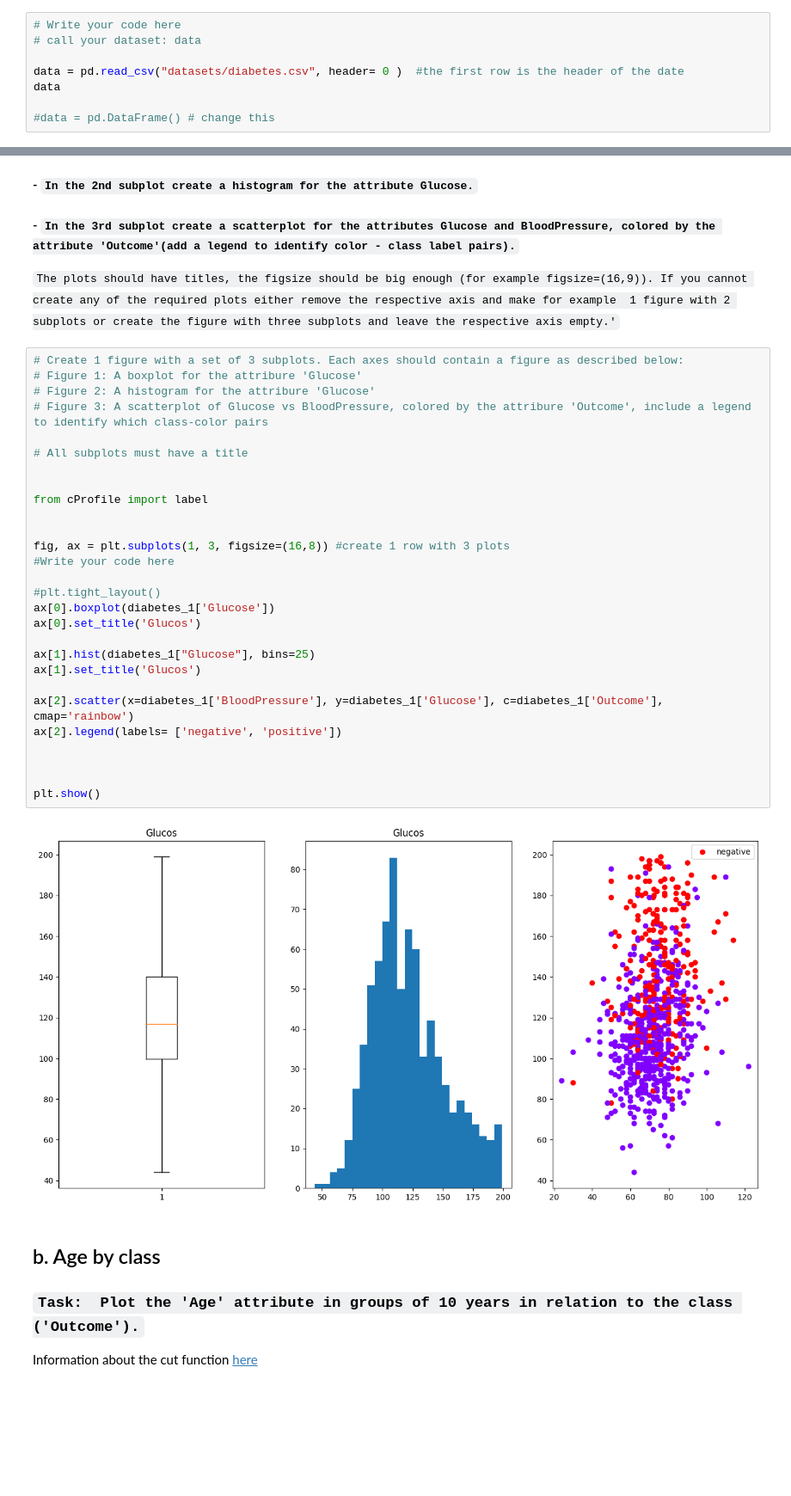
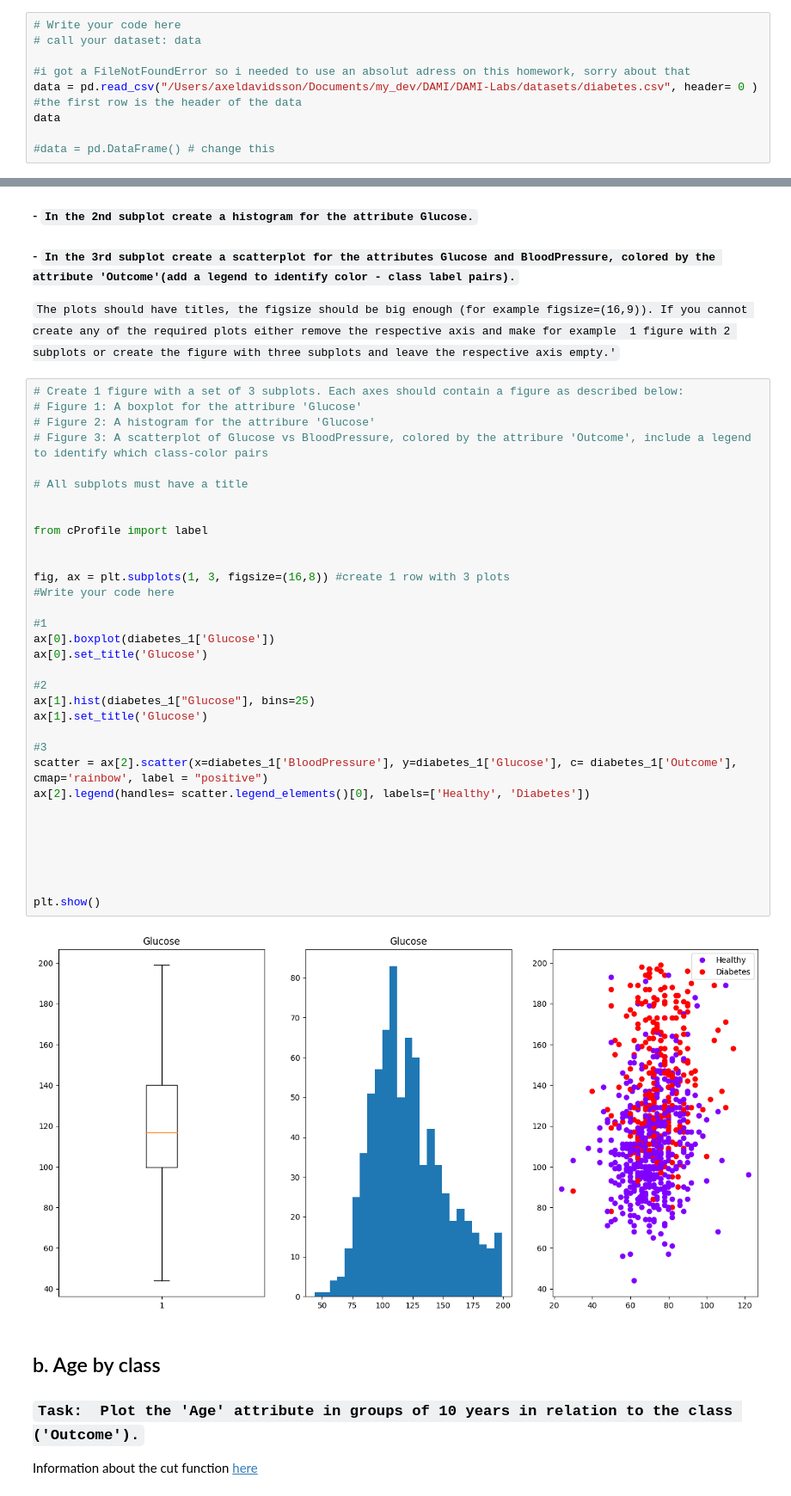
Before and after one commit to axeldav/DAMI-Labs, a Jupyter notebook: HW1/HW1_instructions.ipynb, the cells around one changed output, grey strips where cells are left out. Shown at 86% size. Cells and saved outputs as stored; diff of their text form; blank space fills up the shorter version.

```diff
--- a/HW1/HW1_instructions.ipynb
+++ b/HW1/HW1_instructions.ipynb
@@ -90,7 +90,8 @@ According to the information on the data, it has eight attributes and one binary
 # Write your code here
 # call your dataset: data
 
-data = pd.read_csv("datasets/diabetes.csv", header= 0 )  #the first row is the header of the date
+#i got a FileNotFoundError so i needed to use an absolut adress on this homework, sorry about that
+data = pd.read_csv("/Users/axeldavidsson/Documents/my_dev/DAMI/DAMI-Labs/datasets/diabetes.csv", header= 0 )  #the first row is the header of the data
 data
 
 #data = pd.DataFrame() # change this
@@ -385,33 +391,38 @@ data_imputed.describe()
 # %%
 # Create 1 figure with a set of 3 subplots. Each axes should contain a figure as described below:
 # Figure 1: A boxplot for the attribure 'Glucose'
 # Figure 2: A histogram for the attribure 'Glucose'
 # Figure 3: A scatterplot of Glucose vs BloodPressure, colored by the attribure 'Outcome', include a legend to identify which class-color pairs
 
 # All subplots must have a title
 
 
 from cProfile import label
 
 
 fig, ax = plt.subplots(1, 3, figsize=(16,8)) #create 1 row with 3 plots
 #Write your code here
 
-#plt.tight_layout()
+#1
 ax[0].boxplot(diabetes_1['Glucose'])
-ax[0].set_title('Glucos')
+ax[0].set_title('Glucose')
 
+#2
 ax[1].hist(diabetes_1["Glucose"], bins=25)
-ax[1].set_title('Glucos')
+ax[1].set_title('Glucose')
 
-ax[2].scatter(x=diabetes_1['BloodPressure'], y=diabetes_1['Glucose'], c=diabetes_1['Outcome'], cmap='rainbow')
-ax[2].legend(labels= ['negative', 'positive'])
+#3
+scatter = ax[2].scatter(x=diabetes_1['BloodPressure'], y=diabetes_1['Glucose'], c= diabetes_1['Outcome'], cmap='rainbow', label = "positive")
+ax[2].legend(handles= scatter.legend_elements()[0], labels=['Healthy', 'Diabetes'])
+
+
+
 
 
 
 plt.show()
 # %% [output]
-[figure, old version]
+[figure, new version]
 # %% [markdown]
 ## b.	Age by class
 
```
Also changed, not shown: parts of 9 cells of this notebook.
